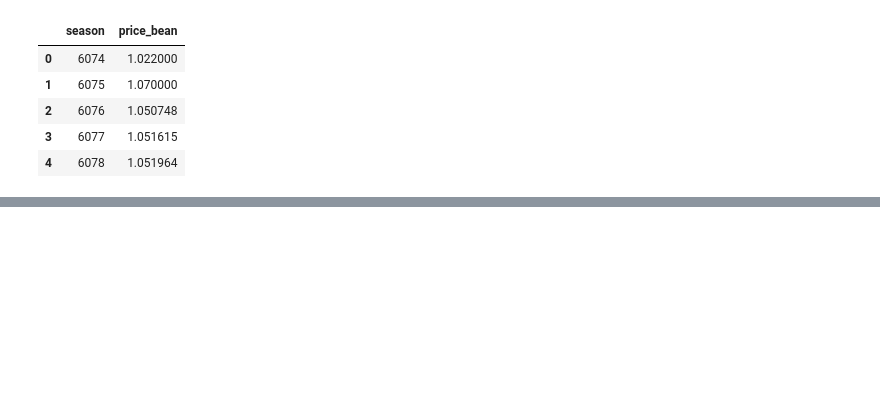
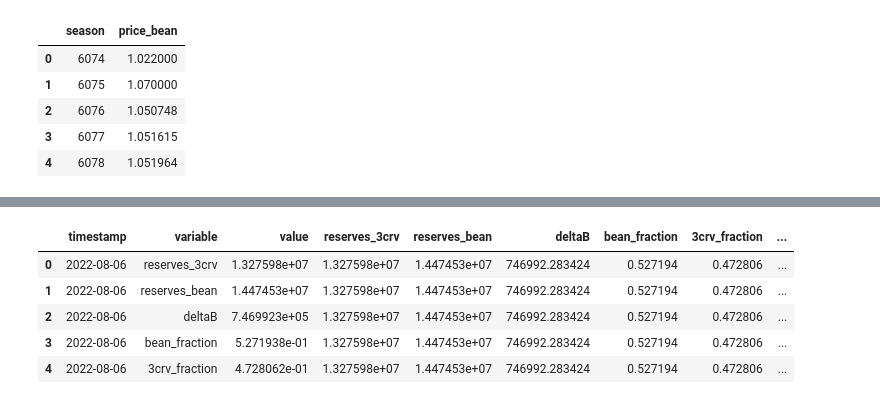
Before and after one commit to BeanstalkFarms/Beanstalk-Analytics, a Jupyter notebook: backend/src/notebooks/prod/liquidity_curve_bean_3crv.ipynb, the cells around one changed output, grey strips where cells are left out. Saved outputs shown, nothing was run; the diff lists cells and outputs as text; code cells hidden in the pictures; blank space fills up the shorter version.

```diff
--- a/backend/src/notebooks/prod/liquidity_curve_bean_3crv.ipynb
+++ b/backend/src/notebooks/prod/liquidity_curve_bean_3crv.ipynb
@@ -222,0 +480,9 @@ c
+# %%
+df.head()
+# %% [output]
+|  | timestamp | variable | value | reserves_3crv | reserves_bean | deltaB | bean_fraction | 3crv_fraction | ... |
+| 0 | 2022-08-06 | reserves_3crv | 1.327598e+07 | 1.327598e+07 | 1.447453e+07 | 746992.283424 | 0.527194 | 0.472806 | ... |
+| 1 | 2022-08-06 | reserves_bean | 1.447453e+07 | 1.327598e+07 | 1.447453e+07 | 746992.283424 | 0.527194 | 0.472806 | ... |
+| 2 | 2022-08-06 | deltaB | 7.469923e+05 | 1.327598e+07 | 1.447453e+07 | 746992.283424 | 0.527194 | 0.472806 | ... |
+| 3 | 2022-08-06 | bean_fraction | 5.271938e-01 | 1.327598e+07 | 1.447453e+07 | 746992.283424 | 0.527194 | 0.472806 | ... |
+| 4 | 2022-08-06 | 3crv_fraction | 4.728062e-01 | 1.327598e+07 | 1.447453e+07 | 746992.283424 | 0.527194 | 0.472806 | ... |
```
Also changed, not shown: parts of 4 cells of this notebook, 5 other files.
